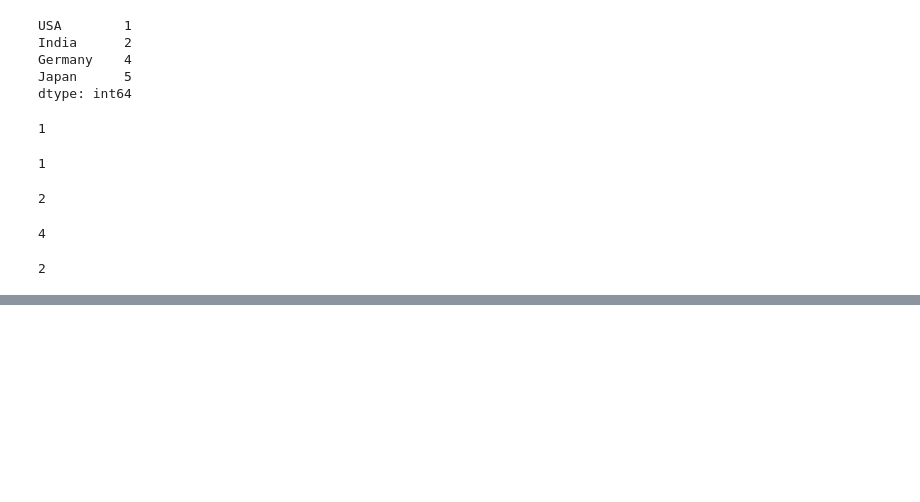
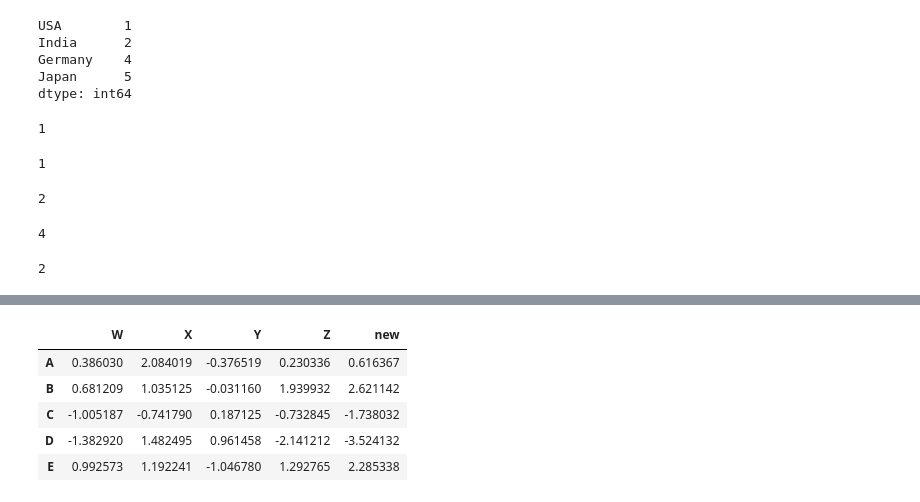
Before and after one commit to tejfaster/numpy_tutorial, a Jupyter notebook: Pandas.ipynb, the cells around one changed output, grey strips where cells are left out. Saved outputs shown, nothing was run; the diff lists cells and outputs as text; code cells hidden in the pictures; blank space fills up the shorter version.

```diff
--- a/Pandas.ipynb
+++ b/Pandas.ipynb
@@ -109,0 +126,2 @@ ser2['India']
+# %%
+df = pd.DataFrame(randn(5,4),['A','B','C','D','E'],['W','X','Y','Z'])
@@ -109,0 +170,11 @@ ser2['India']
+# %%
+df['new'] = df['W'] + df['Z']
+# %%
+df
+# %% [output]
+|  | W | X | Y | Z | new |
+| A | 0.386030 | 2.084019 | -0.376519 | 0.230336 | 0.616367 |
+| B | 0.681209 | 1.035125 | -0.031160 | 1.939932 | 2.621142 |
+| C | -1.005187 | -0.741790 | 0.187125 | -0.732845 | -1.738032 |
+| D | -1.382920 | 1.482495 | 0.961458 | -2.141212 | -3.524132 |
+| E | 0.992573 | 1.192241 | -1.046780 | 1.292765 | 2.285338 |
```
Also changed, not shown: parts of 33 cells of this notebook.
